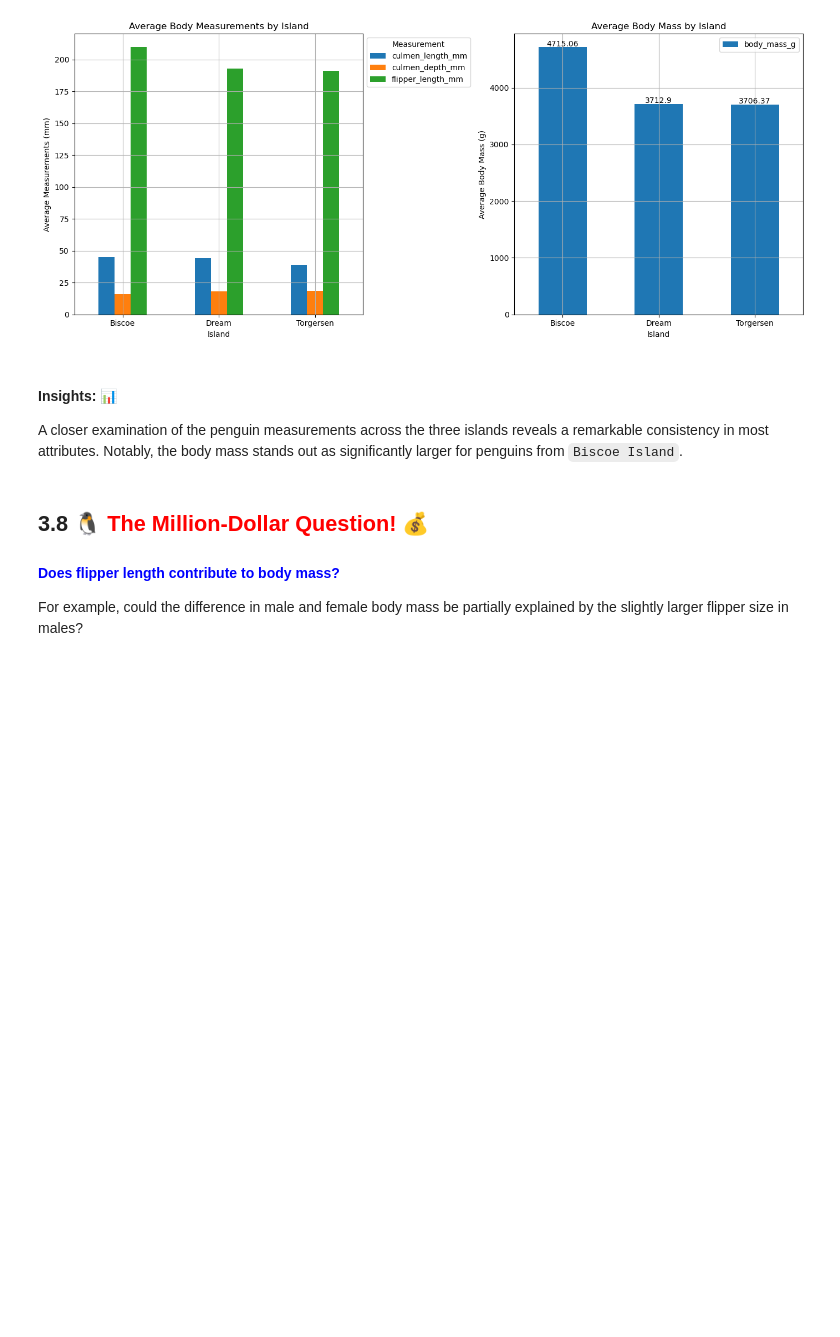
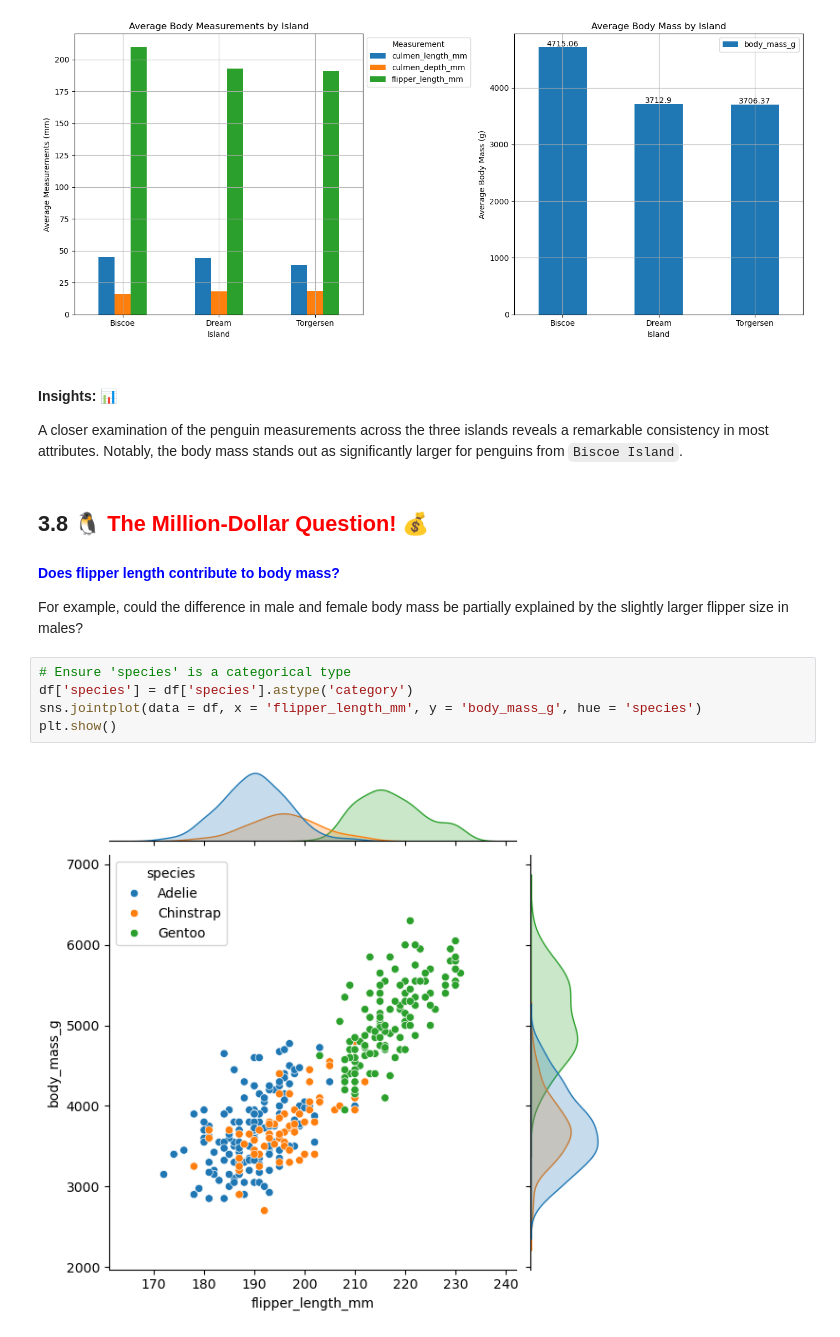
Before and after one commit to xahid007/Penguin-Species-Classification, a Jupyter notebook: Notebooks/01_EDA.ipynb, the cells around one changed output. Cells and saved outputs as stored; diff of their text form; blank space fills up the shorter version.

```diff
--- a/Notebooks/01_EDA.ipynb
+++ b/Notebooks/01_EDA.ipynb
@@ -288,3 +288,10 @@ A closer examination of the penguin measurements across the three islands reveal
 ## 3.8 <span style="color: red;">🐧 The Million-Dollar Question! 💰</span>
 #### <span style="color: blue;">Does flipper length contribute to body mass?</span>
 For example, could the difference in male and female body mass be partially explained by the slightly larger flipper size in males?
+# %%
+# Ensure 'species' is a categorical type
+df['species'] = df['species'].astype('category')
+sns.jointplot(data = df, x = 'flipper_length_mm', y = 'body_mass_g', hue = 'species')
+plt.show()
+# %% [output]
+[figure, added]
```
Also changed, not shown: parts of 24 cells of this notebook.
